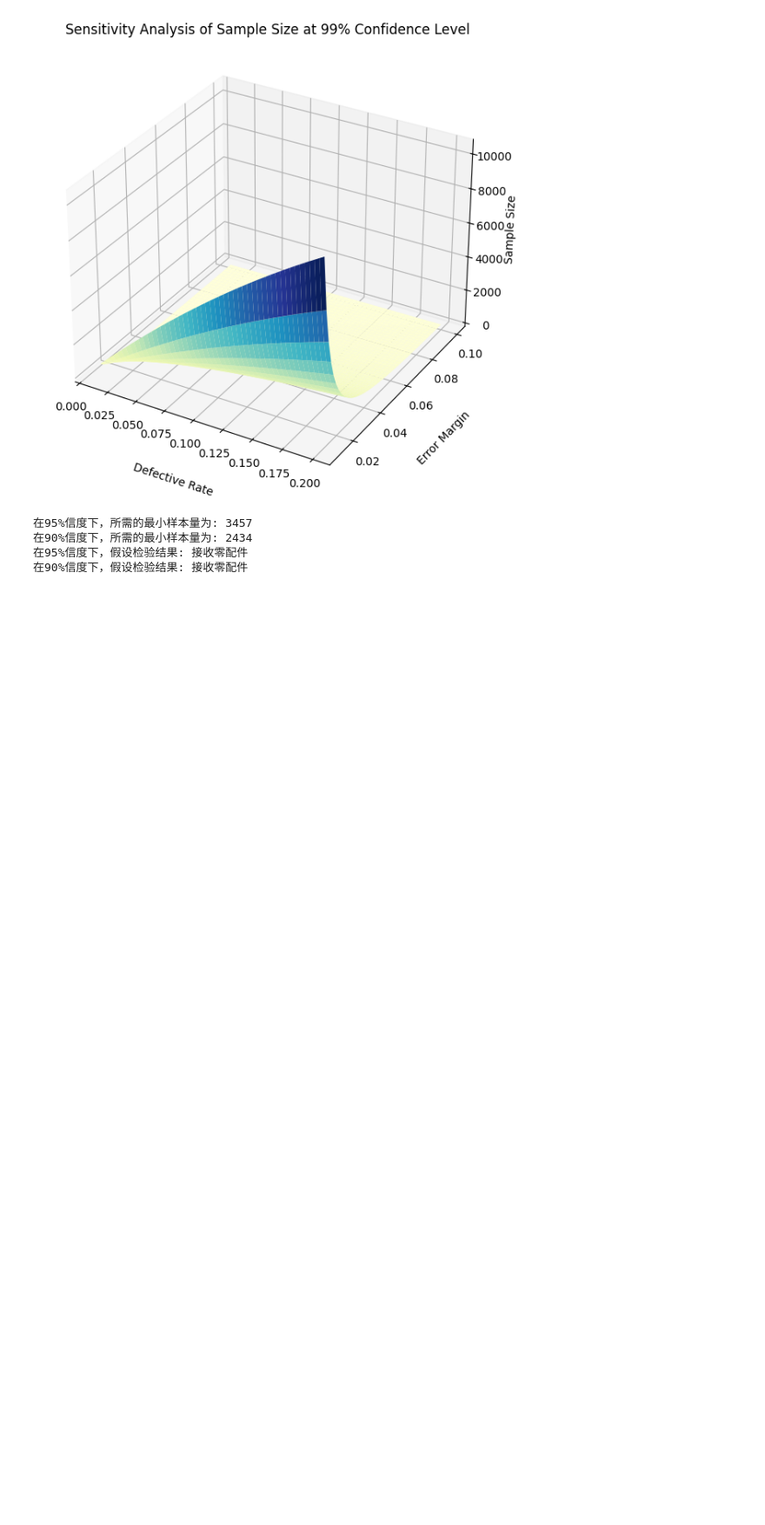
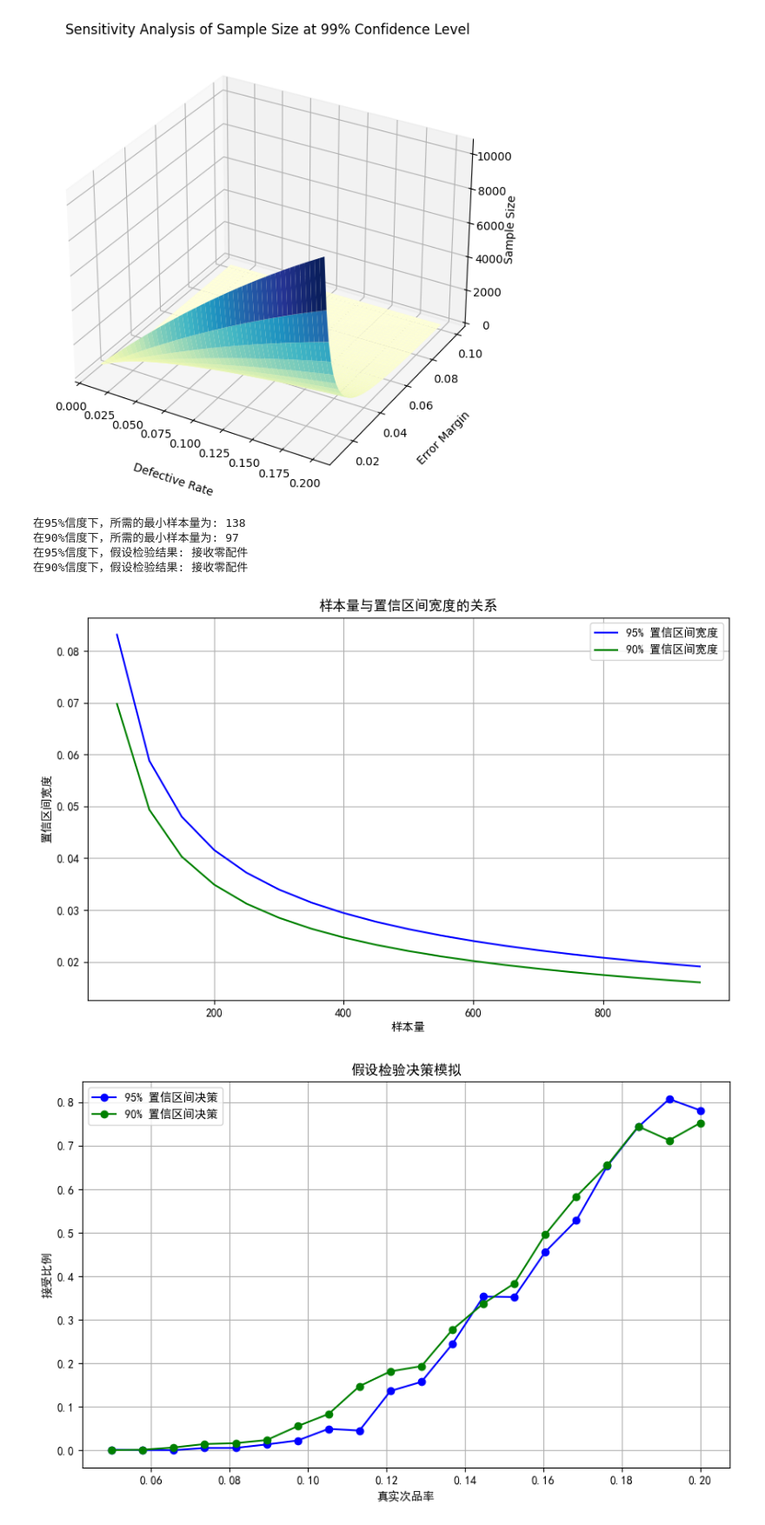
Before and after one commit to cr9294/2024_C, a Jupyter notebook: 1.ipynb, the cells around one changed output. Shown at 87% size. Cells and saved outputs as stored; diff of their text form; code cells hidden in the pictures; blank space fills up the shorter version.

```diff
--- a/1.ipynb
+++ b/1.ipynb
@@ -275,7 +275,7 @@ from scipy.stats import norm
 p0 = 0.10  # 标称次品率
 alpha = 0.05  # 95% 信度下的显著性水平
 beta = 0.10  # 90% 信度下的显著性水平
-E = 0.01  # 允许的误差范围
+E = 0.05  # 允许的误差范围
 
 # 计算95%信度下的样本量
 Z_alpha_2 = norm.ppf(1 - alpha / 2)
@@ -314,7 +314,74 @@ print(f"在95%信度下，假设检验结果: {result_95}")
 result_90 = hypothesis_test(int(n_90), p0, beta)
 print(f"在90%信度下，假设检验结果: {result_90}")
 # %% [output]
-在95%信度下，所需的最小样本量为: 3457
-在90%信度下，所需的最小样本量为: 2434
+在95%信度下，所需的最小样本量为: 138
+在90%信度下，所需的最小样本量为: 97
 在95%信度下，假设检验结果: 接收零配件
 在90%信度下，假设检验结果: 接收零配件
+# %%
+import numpy as np
+import matplotlib.pyplot as plt
+from scipy.stats import norm
+
+# 设置中文字体
+plt.rcParams['font.sans-serif'] = ['SimHei']  # 使用黑体
+plt.rcParams['axes.unicode_minus'] = False   # 解决负号显示问题
+
+# 定义参数
+p0 = 0.10  # 标称次品率
+alpha = 0.05  # 95% 信度下的显著性水平
+beta = 0.10  # 90% 信度下的显著性水平
+E = 0.05  # 允许的误差范围
+
+# 计算95%信度下的样本量
+Z_alpha_2 = norm.ppf(1 - alpha / 2)
+n_95 = ((Z_alpha_2 * (p0 * (1 - p0))**0.5) / E)**2
+
+# 计算90%信度下的样本量
+Z_beta_2 = norm.ppf(1 - beta / 2)
+n_90 = ((Z_beta_2 * (p0 * (1 - p0))**0.5) / E)**2
+
+# 样本量与置信区间宽度的关系
+sample_sizes = np.arange(50, 1000, 50)
+ci_widths_95 = [norm.ppf(1 - alpha / 2) * np.sqrt(p0 * (1 - p0) / size) for size in sample_sizes]
+ci_widths_90 = [norm.ppf(1 - beta / 2) * np.sqrt(p0 * (1 - p0) / size) for size in sample_sizes]
+
+plt.figure(figsize=(10, 6))
+plt.plot(sample_sizes, ci_widths_95, label='95% 置信区间宽度', color='blue')
+plt.plot(sample_sizes, ci_widths_90, label='90% 置信区间宽度', color='green')
+plt.xlabel('样本量')
+plt.ylabel('置信区间宽度')
+plt.title('样本量与置信区间宽度的关系')
+plt.legend()
+plt.grid(True)
+plt.show()
+
+# 假设检验结果的模拟
+def simulate_hypothesis_test(p, sample_sizes, alpha):
+    results = []
+    for size in sample_sizes:
+        samples = [1 if np.random.random() < p else 0 for _ in range(size)]
+        sample_mean = sum(samples) / size
+        Z = norm.ppf(1 - alpha / 2)
+        lower_bound = sample_mean - Z * np.sqrt(p * (1 - p) / size)
+        upper_bound = sample_mean + Z * np.sqrt(p * (1 - p) / size)
+        results.append((lower_bound > p0).any())
+    return results
+
+# 模拟不同次品率下的决策结果
+p_rates = np.linspace(0.05, 0.20, 20)  # 次品率从5%到20%
+results_95 = [simulate_hypothesis_test(p, [int(n_95)] * 1000, alpha).count(True) / 1000 for p in p_rates]
+results_90 = [simulate_hypothesis_test(p, [int(n_90)] * 1000, beta).count(True) / 1000 for p in p_rates]
+
+plt.figure(figsize=(10, 6))
+plt.plot(p_rates, results_95, label='95% 置信区间决策', marker='o', color='blue')
+plt.plot(p_rates, results_90, label='90% 置信区间决策', marker='o', color='green')
+plt.xlabel('真实次品率')
+plt.ylabel('接受比例')
+plt.title('假设检验决策模拟')
+plt.legend()
+plt.grid(True)
+plt.show()
+# %% [output]
+[figure, added]
+[figure, added]
```
